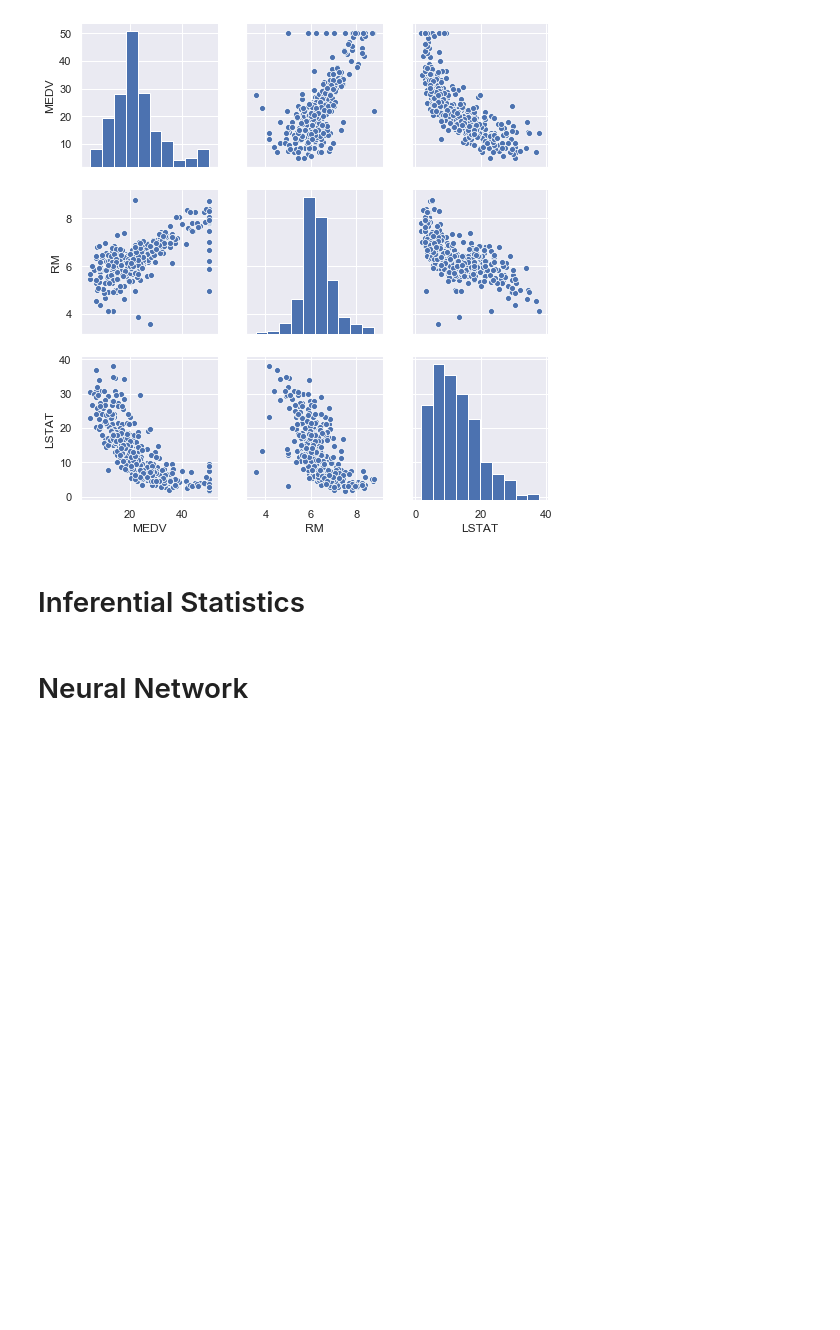
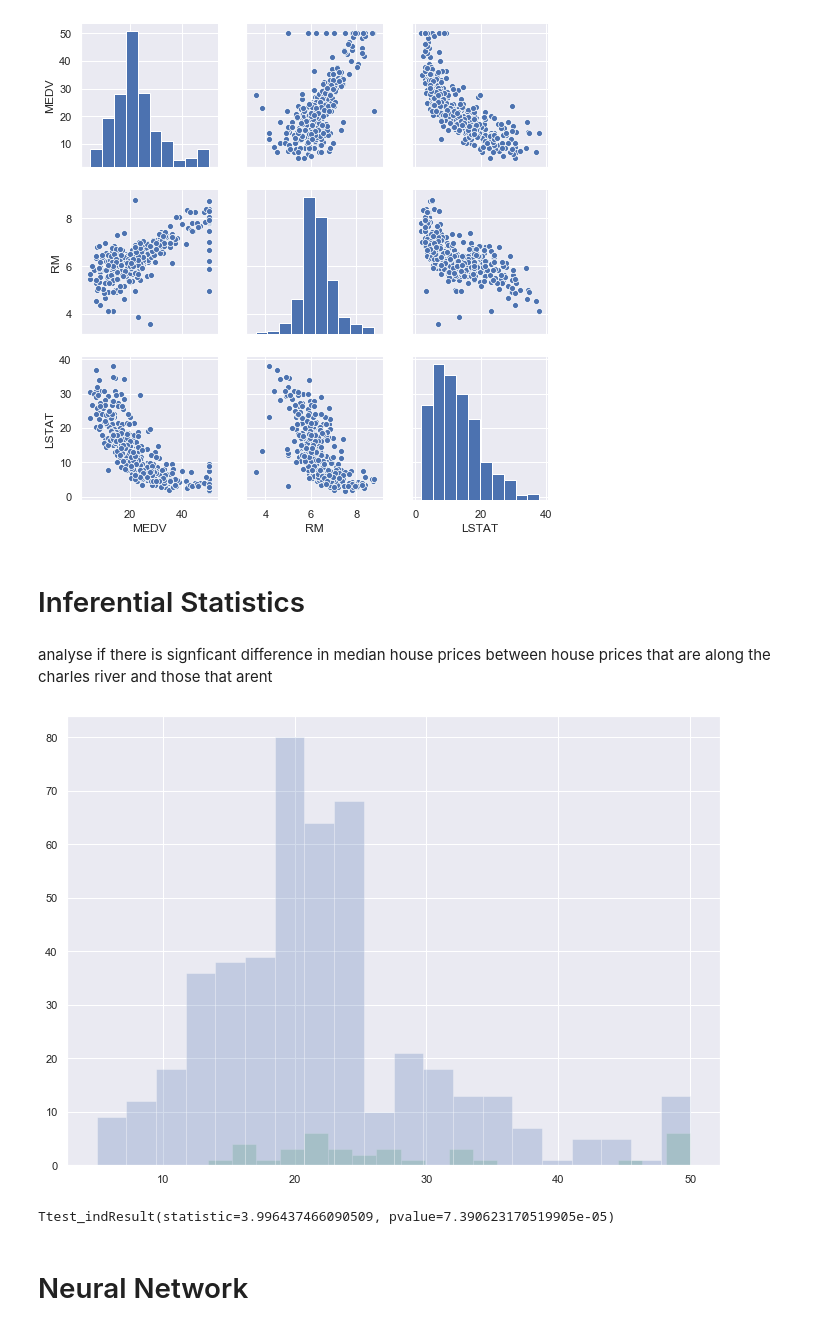
Before and after one commit to ClaireDrummond/MachineLearnStats-Project, a Jupyter notebook: BostonHousePrices.ipynb, the cells around one changed output. Saved outputs shown, nothing was run; the diff lists cells and outputs as text; code cells hidden in the pictures; blank space fills up the shorter version.

```diff
--- a/BostonHousePrices.ipynb
+++ b/BostonHousePrices.ipynb
@@ -192,6 +192,25 @@ sns.pairplot(medvdf)
 [figure]
 # %% [markdown]
 # Inferential Statistics
+# %% [markdown]
+analyse if there is signficant difference in median house prices between house prices that are along the charles river and those that arent
+# %%
+# Splitting the dataframe into two - houses that are along the charles river and house that arent
+df_nearriver = df[df["CHAS"]==1]
+df_farriver = df[df["CHAS"]==0]
+
+plt.hist(df_nearriver["MEDV"], bins=20, color='g', alpha=0.25, label="Near River")
+plt.hist(df_farriver["MEDV"], bins=20, color='b', alpha=0.25, label = "Not Along River")
+plt.show()
+# %% [output]
+[figure, added]
+# %%
+#Calculate the independent samples t-statistic for the samples
+
+import scipy.stats as stats
+stats.ttest_ind(df_nearriver["MEDV"], df_farriver["MEDV"])
+# %% [output]
+Ttest_indResult(statistic=3.996437466090509, pvalue=7.390623170519905e-05)
 # %% [markdown]
 # Neural Network
 # %% [markdown]
```
